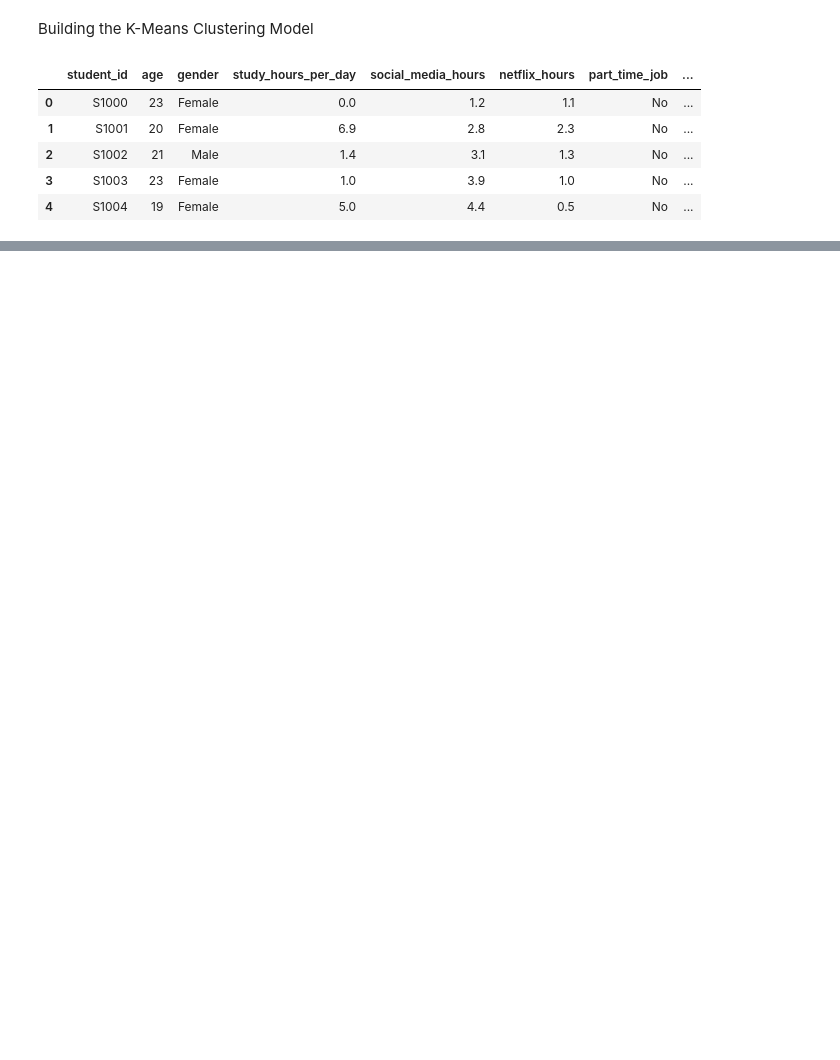
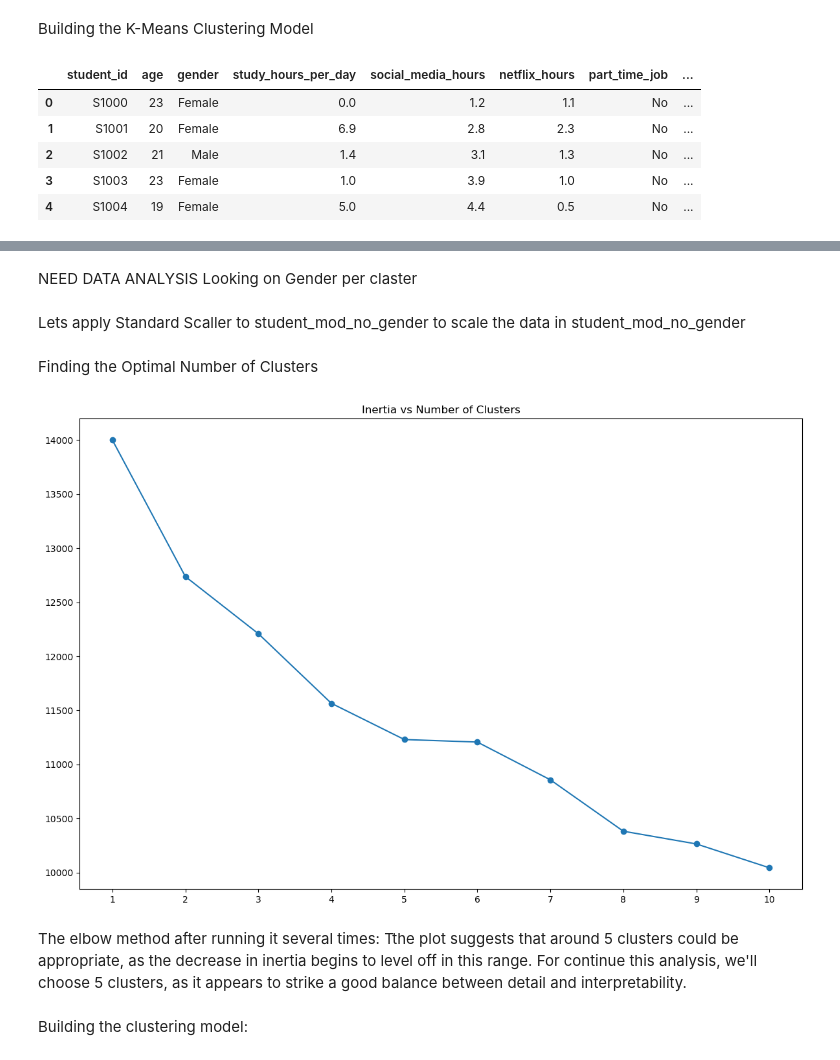
Before and after one commit to SvetlanaNMik/KMeans_student_habits_performance, a Jupyter notebook: habits_vs_performance.ipynb, the cells around one changed output, grey strips where cells are left out. Cells and saved outputs as stored; diff of their text form; code cells hidden in the pictures; blank space fills up the shorter version.

Commit message:
experiments with removing gender

```diff
--- a/habits_vs_performance.ipynb
+++ b/habits_vs_performance.ipynb
@@ -302,0 +290,6 @@ students_modif.head()
+# %%
+student_mod_no_gender = students_modif.copy()
+student_mod_no_gender.drop(['gender'], axis=1, inplace=True)
+
+print(student_mod_no_gender.info())
+student_mod_no_gender.head()
@@ -410,0 +458,37 @@ plt.show()
+# %% [markdown]
+NEED DATA ANALYSIS
+Looking on Gender per claster
+# %% [markdown]
+Lets apply Standard Scaller to student_mod_no_gender to scale the data in student_mod_no_gender
+# %%
+X = student_mod_no_gender.drop('student_id', axis=1)
+
+scaler = StandardScaler()
+scaler.fit(X)
+
+X_scaled = scaler.transform(X)
+# %% [markdown]
+Finding the Optimal Number of Clusters
+# %%
+X = pd.DataFrame(X_scaled)
+inertias = []
+
+for k in range(1, 11):
+    model = KMeans(n_clusters=k)
+    y = model.fit_predict(X)
+    inertias.append(model.inertia_)
+
+plt.figure(figsize=(12, 8))
+plt.plot(range(1, 11), inertias, marker='o')
+plt.xticks(ticks=range(1, 11), labels=range(1, 11))
+plt.title('Inertia vs Number of Clusters')
+
+plt.tight_layout()
+plt.show()
+# %% [output]
+[figure, added]
+# %% [markdown]
+The elbow method after running it several times:
+Tthe plot suggests that around 5 clusters could be appropriate, as the decrease in inertia begins to level off in this range. For continue this analysis, we'll choose 5 clusters, as it appears to strike a good balance between detail and interpretability.
+# %% [markdown]
+Building the clustering model:
```
Also changed, not shown: parts of 22 cells of this notebook.
